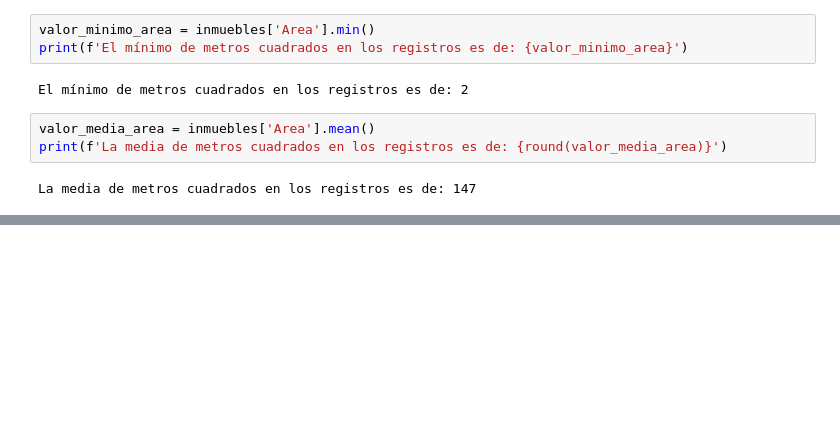
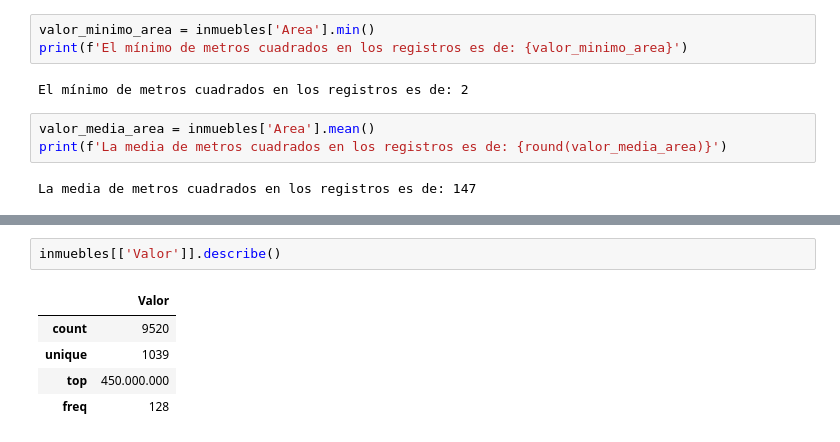
Before and after one commit to Wanves/InmersionAluraLatamDatos, a Jupyter notebook: Clase1.ipynb, the cells around one changed output, grey strips where cells are left out. Drawn from its saved outputs; the diff is of its cells as text; blank space fills up the shorter version.

```diff
--- a/Clase1.ipynb
+++ b/Clase1.ipynb
@@ -618,0 +648,8 @@ La media de metros cuadrados en los registros es de: 147
+# %%
+inmuebles[['Valor']].describe()
+# %% [output]
+|  | Valor |
+| count | 9520 |
+| unique | 1039 |
+| top | 450.000.000 |
+| freq | 128 |
```
Also changed, not shown: parts of 7 cells of this notebook.
